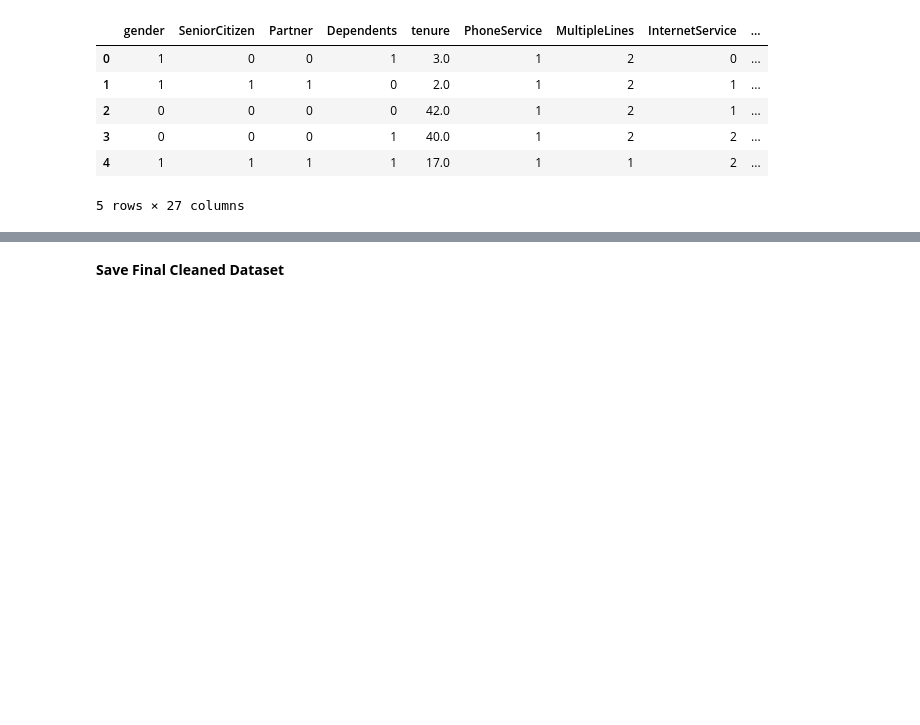
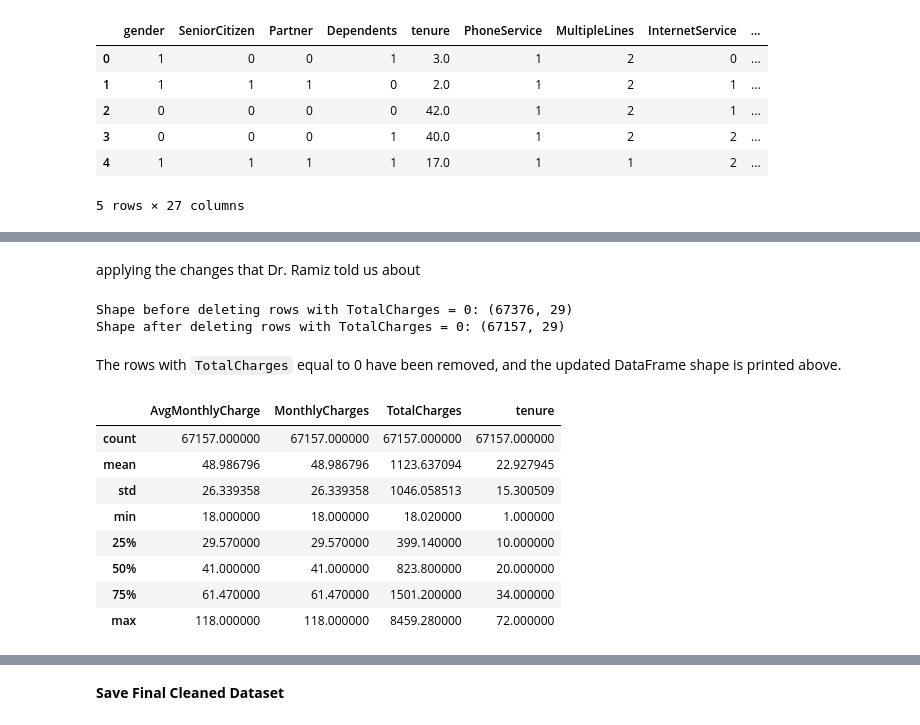
Before and after one commit to linda-bsharat/telco-customer-churn-prediction, a Jupyter notebook: notebooks/01_data_cleaning_and_eda.ipynb, the cells around one changed output, grey strips where cells are left out. Saved outputs shown, nothing was run; the diff lists cells and outputs as text; code cells hidden in the pictures; blank space fills up the shorter version.

```diff
--- a/notebooks/01_data_cleaning_and_eda.ipynb
+++ b/notebooks/01_data_cleaning_and_eda.ipynb
@@ -1318,0 +1321,41 @@ df.head()
+# %% [markdown]
+applying the changes that Dr. Ramiz told us about
+# %%
+import pandas as pd
+
+df = pd.read_csv('telco_customer_data.csv')
+
+print(f"Shape before deleting rows with TotalCharges = 0: {df.shape}")
+
+df = df[df['TotalCharges'] != 0]
+
+print(f"Shape after deleting rows with TotalCharges = 0: {df.shape}")
+# %% [output]
+Shape before deleting rows with TotalCharges = 0: (67376, 29)
+Shape after deleting rows with TotalCharges = 0: (67157, 29)
+# %% [markdown]
+The rows with `TotalCharges` equal to 0 have been removed, and the updated DataFrame shape is printed above.
+# %%
+# Create a mask to locate rows where TotalCharges is missing
+
+mask = df["TotalCharges"].isna()
+
+# Estimate missing TotalCharges using: TotalCharges ≈ tenure * MonthlyCharges
+
+df.loc[mask, "TotalCharges"] = (
+    df.loc[mask, "tenure"] * df.loc[mask, "MonthlyCharges"]
+)
+# %%
+df['AvgMonthlyCharge'] = df['TotalCharges'] / (df['tenure'])
+# %%
+df[["AvgMonthlyCharge","MonthlyCharges","TotalCharges","tenure"]].describe()
+# %% [output]
+|  | AvgMonthlyCharge | MonthlyCharges | TotalCharges | tenure |
+| count | 67157.000000 | 67157.000000 | 67157.000000 | 67157.000000 |
+| mean | 48.986796 | 48.986796 | 1123.637094 | 22.927945 |
+| std | 26.339358 | 26.339358 | 1046.058513 | 15.300509 |
+| min | 18.000000 | 18.000000 | 18.020000 | 1.000000 |
+| 25% | 29.570000 | 29.570000 | 399.140000 | 10.000000 |
+| 50% | 41.000000 | 41.000000 | 823.800000 | 20.000000 |
+| 75% | 61.470000 | 61.470000 | 1501.200000 | 34.000000 |
+| max | 118.000000 | 118.000000 | 8459.280000 | 72.000000 |
```
Also changed, not shown: parts of 6 cells of this notebook.
